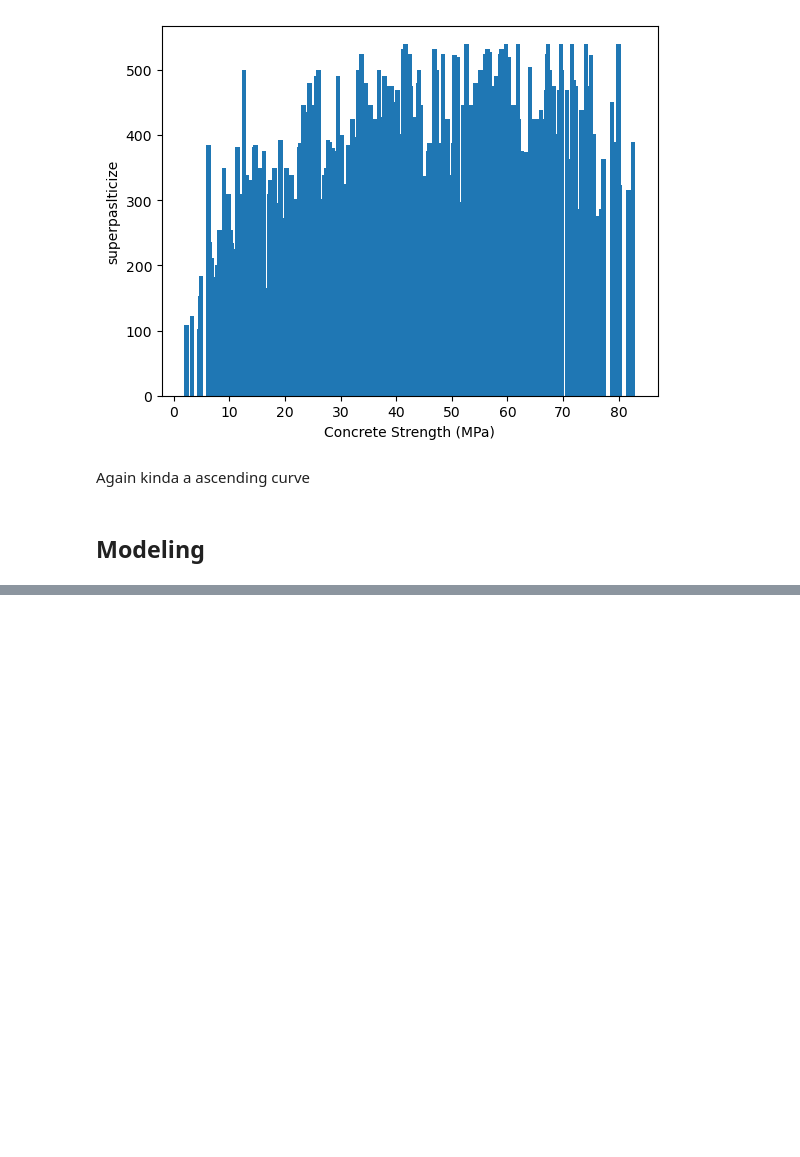
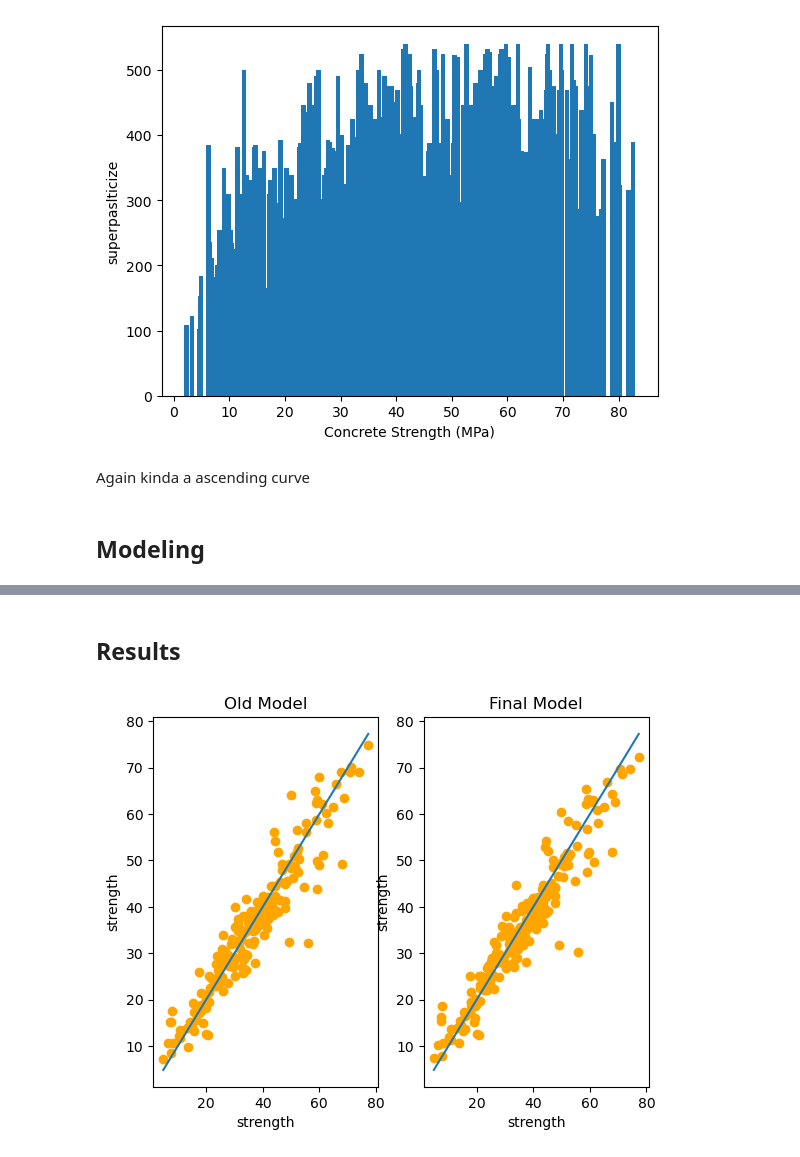
Before and after one commit to EsdrasLimaSilva/concrete-strength, a Jupyter notebook: concrete-notebook.ipynb, the cells around one changed output, grey strips where cells are left out. Saved outputs shown, nothing was run; the diff lists cells and outputs as text; code cells hidden in the pictures; blank space fills up the shorter version.

```diff
--- a/concrete-notebook.ipynb
+++ b/concrete-notebook.ipynb
@@ -117,0 +260,26 @@ Again kinda a ascending curve
+# %% [markdown]
+## Results
+# %%
+old_model = models["random_forest"]
+final_model = model
+
+# old preds
+old_preds = old_model.predict(x_test)
+final_preds = final_model.predict(x_test)
+
+# plotting comparison
+fig, ((ax1, ax2)) = plt.subplots(nrows=1, ncols=2)
+
+ax1.scatter(y_test, old_preds, c="orange")
+ax1.plot((np.min(y_test), np.max(y_test)), (np.min(y_test), np.max(y_test)))
+ax1.set(xlabel="strength", ylabel="strength")
+ax1.set_title("Old Model")
+
+ax2.scatter(y_test, final_preds, c="orange")
+ax2.plot((np.min(y_test), np.max(y_test)), (np.min(y_test), np.max(y_test)))
+ax2.set(xlabel="strength", ylabel="strength")
+ax2.set_title("Final Model")
+
+plt.show()
+# %% [output]
+[figure, added]
```
Also changed, not shown: parts of 21 cells of this notebook.
